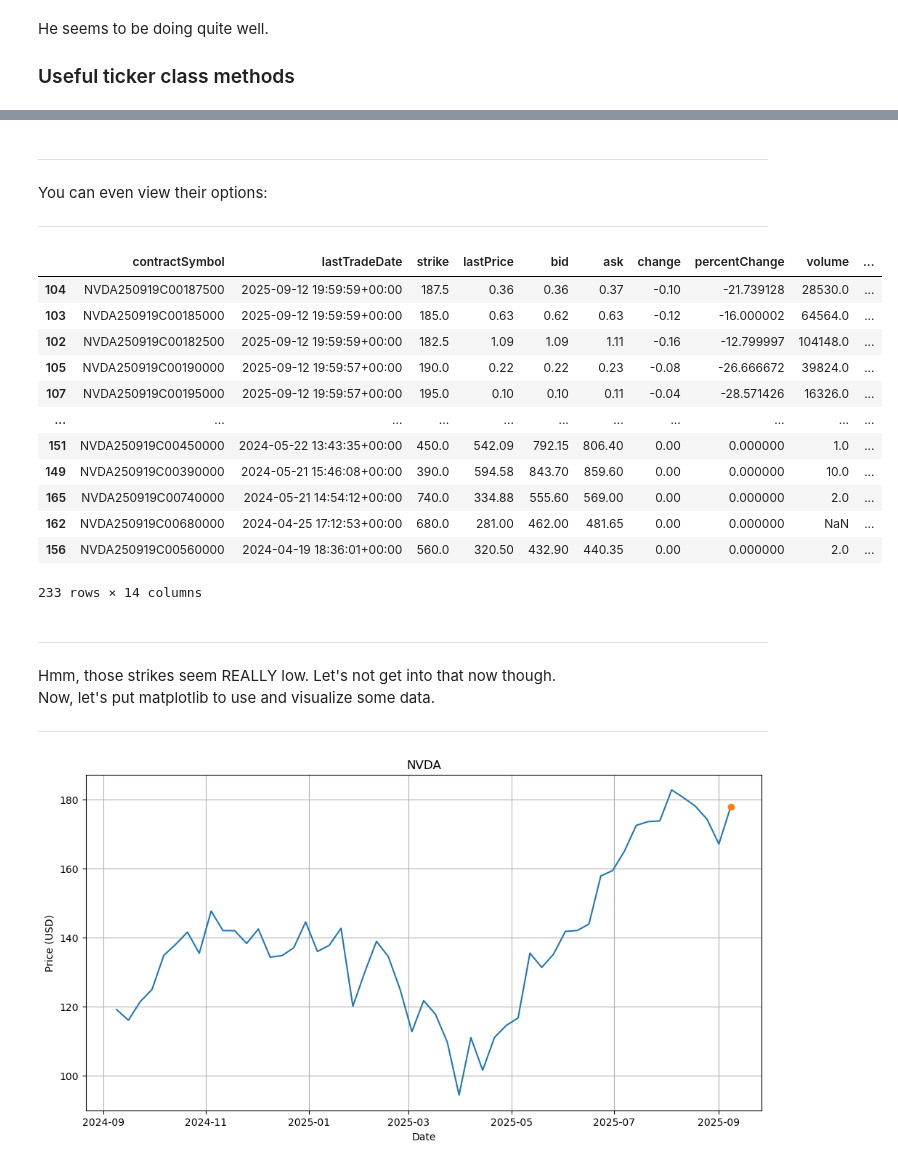
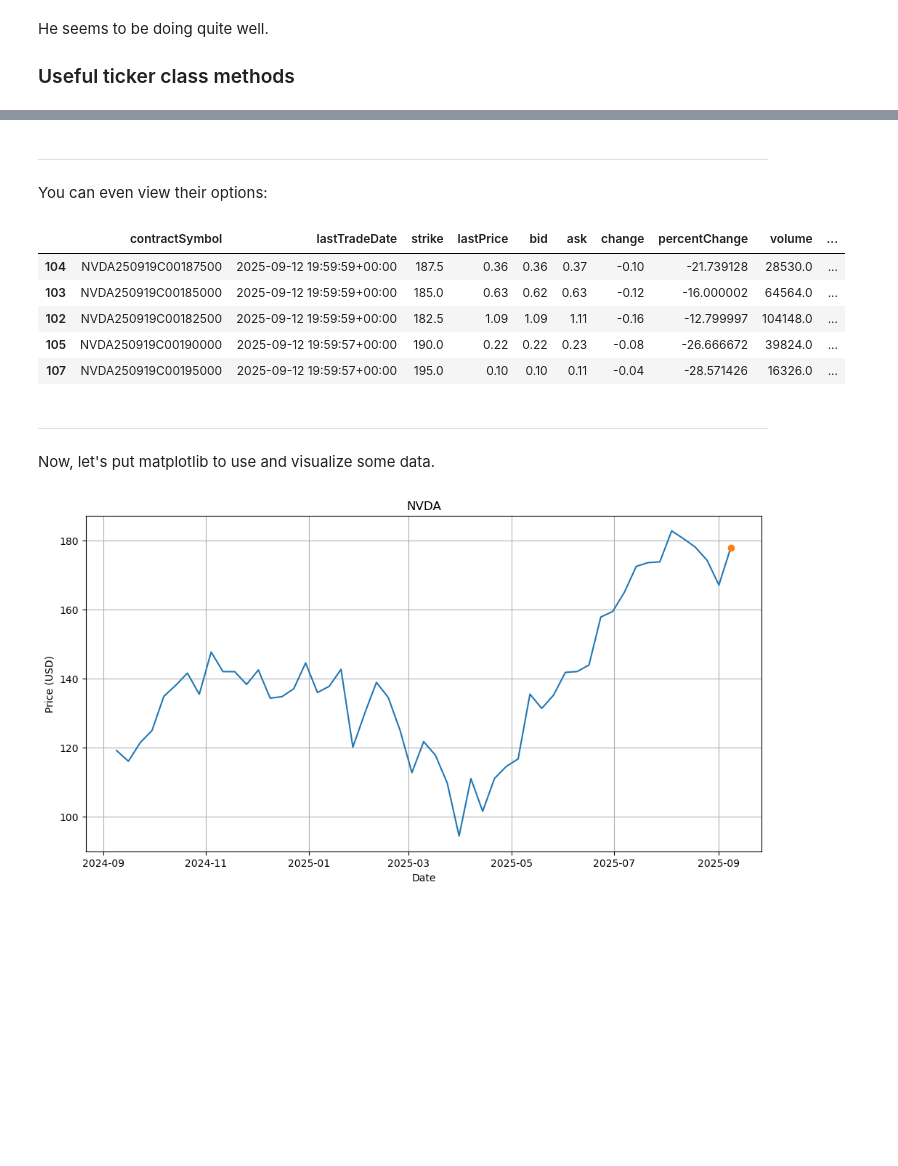
Before and after one commit to thaigaines/stock-explorer-tut, a Jupyter notebook: notebooks/stock-explorer-tut.ipynb, the cells around one changed output, grey strips where cells are left out. Saved outputs shown, nothing was run; the diff lists cells and outputs as text; code cells hidden in the pictures; blank space fills up the shorter version.

```diff
--- a/notebooks/stock-explorer-tut.ipynb
+++ b/notebooks/stock-explorer-tut.ipynb
@@ -52,30 +50,21 @@ nvda.analyst_price_targets
  'median': 210.0}
+# %% [markdown]
+<hr>
 # %% [markdown]
-<hr>
 You can even view their options:
-<hr>
 # %%
-nvda.option_chain(nvda.options[0]).calls.sort_values(by="lastTradeDate", ascending=False)
+nvda.option_chain(nvda.options[0]).calls.sort_values(by="lastTradeDate", ascending=False).head()
 # %% [output]
 |  | contractSymbol | lastTradeDate | strike | lastPrice | bid | ask | change | percentChange | volume | ... |
 | 104 | NVDA250919C00187500 | 2025-09-12 19:59:59+00:00 | 187.5 | 0.36 | 0.36 | 0.37 | -0.10 | -21.739128 | 28530.0 | ... |
 | 103 | NVDA250919C00185000 | 2025-09-12 19:59:59+00:00 | 185.0 | 0.63 | 0.62 | 0.63 | -0.12 | -16.000002 | 64564.0 | ... |
 | 102 | NVDA250919C00182500 | 2025-09-12 19:59:59+00:00 | 182.5 | 1.09 | 1.09 | 1.11 | -0.16 | -12.799997 | 104148.0 | ... |
 | 105 | NVDA250919C00190000 | 2025-09-12 19:59:57+00:00 | 190.0 | 0.22 | 0.22 | 0.23 | -0.08 | -26.666672 | 39824.0 | ... |
 | 107 | NVDA250919C00195000 | 2025-09-12 19:59:57+00:00 | 195.0 | 0.10 | 0.10 | 0.11 | -0.04 | -28.571426 | 16326.0 | ... |
-| ... | ... | ... | ... | ... | ... | ... | ... | ... | ... | ... |
-| 151 | NVDA250919C00450000 | 2024-05-22 13:43:35+00:00 | 450.0 | 542.09 | 792.15 | 806.40 | 0.00 | 0.000000 | 1.0 | ... |
-| 149 | NVDA250919C00390000 | 2024-05-21 15:46:08+00:00 | 390.0 | 594.58 | 843.70 | 859.60 | 0.00 | 0.000000 | 10.0 | ... |
-| 165 | NVDA250919C00740000 | 2024-05-21 14:54:12+00:00 | 740.0 | 334.88 | 555.60 | 569.00 | 0.00 | 0.000000 | 2.0 | ... |
-| 162 | NVDA250919C00680000 | 2024-04-25 17:12:53+00:00 | 680.0 | 281.00 | 462.00 | 481.65 | 0.00 | 0.000000 | NaN | ... |
-| 156 | NVDA250919C00560000 | 2024-04-19 18:36:01+00:00 | 560.0 | 320.50 | 432.90 | 440.35 | 0.00 | 0.000000 | 2.0 | ... |
-233 rows × 14 columns
+# %% [markdown]
+<hr>
 # %% [markdown]
-<hr>
-Hmm, those strikes seem REALLY low. Let's not get into that now though.
-
 Now, let's put matplotlib to use and visualize some data.
-<hr>
 # %%
 # Grabbing our graph data
 nvda_hist = nvda.history(period="1y", interval="1wk")
```
Also changed, not shown: parts of 4 cells of this notebook.
